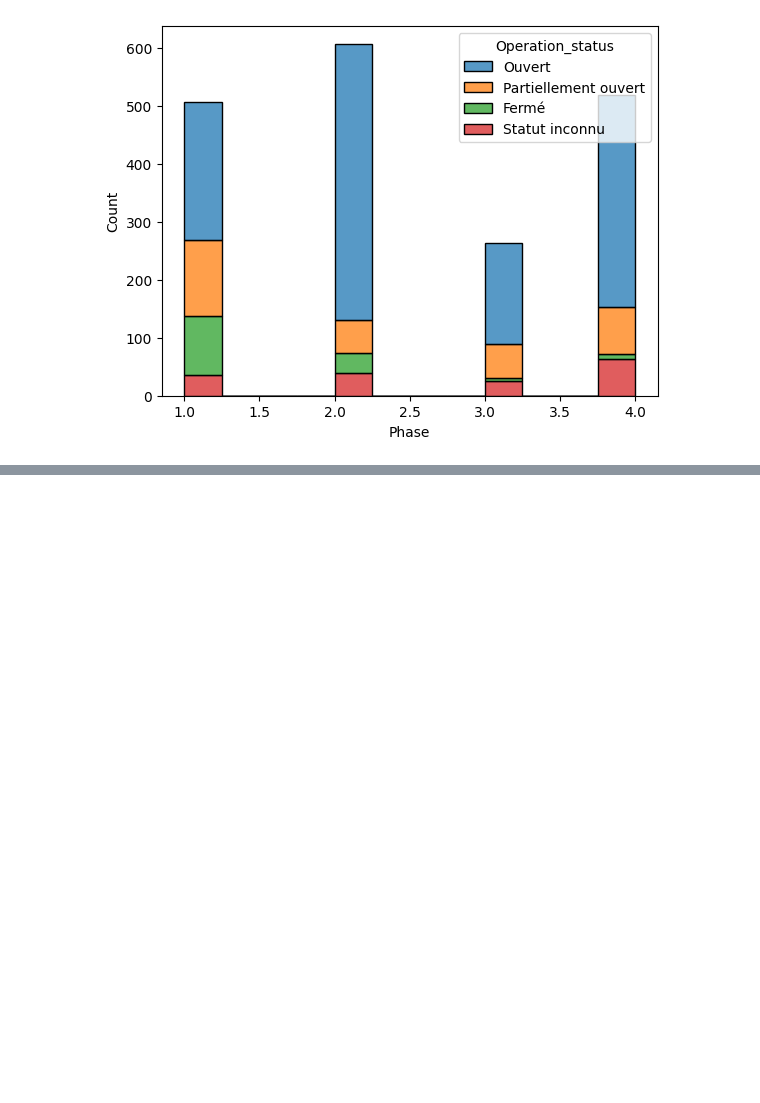
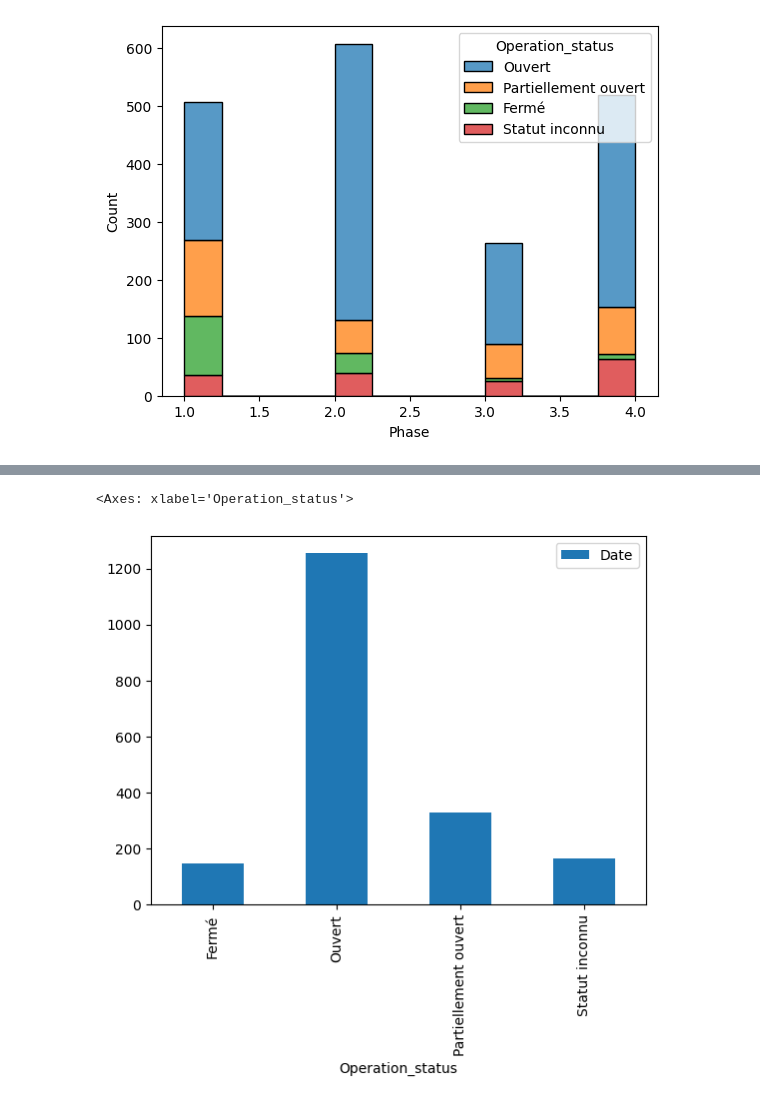
Before and after one commit to ngocmphan/survival_rate_montreal_businesses, a Jupyter notebook: survival_rate_montreal_businesses.ipynb, the cells around one changed output, grey strips where cells are left out. Cells and saved outputs as stored; diff of their text form; code cells hidden in the pictures; blank space fills up the shorter version.

```diff
--- a/survival_rate_montreal_businesses.ipynb
+++ b/survival_rate_montreal_businesses.ipynb
@@ -199,0 +196,7 @@ sns.histplot(df_with_loc, x='Phase', hue='Operation_status', multiple='stack')
+# %%
+operation_status = df_with_loc.groupby(by=['Operation_status']).count().reset_index()
+# %%
+operation_status.plot(x='Operation_status', y='Date', kind='bar')
+# %% [output]
+<Axes: xlabel='Operation_status'>
+[figure, added]
```
Also changed, not shown: parts of 3 cells of this notebook.
